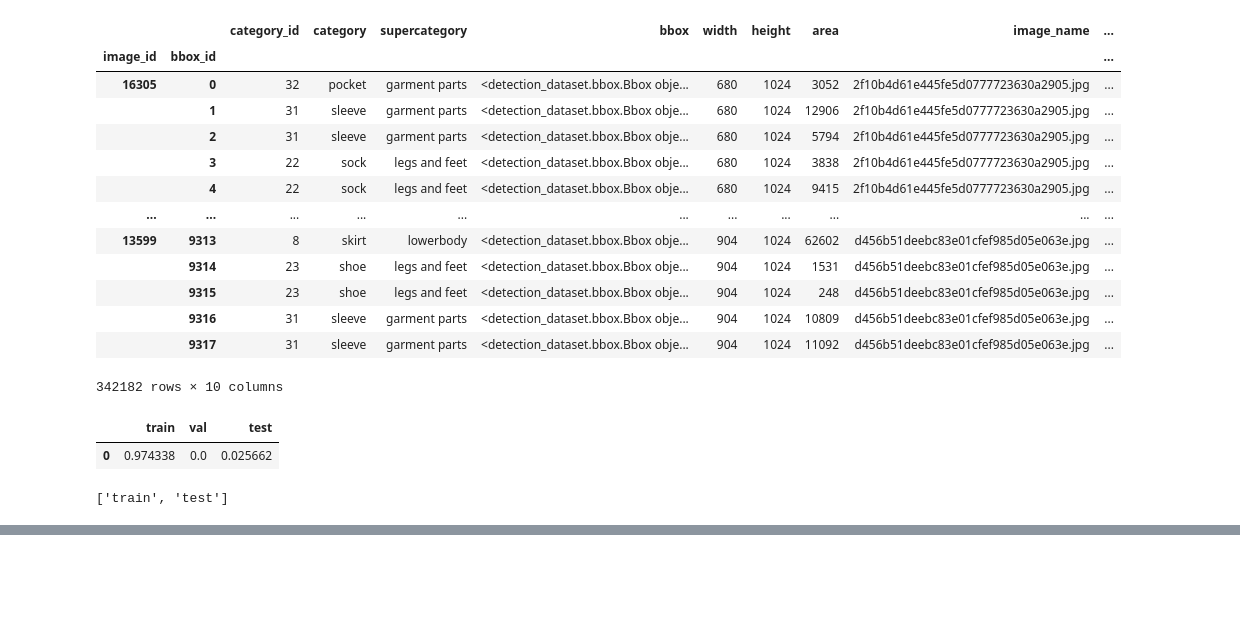
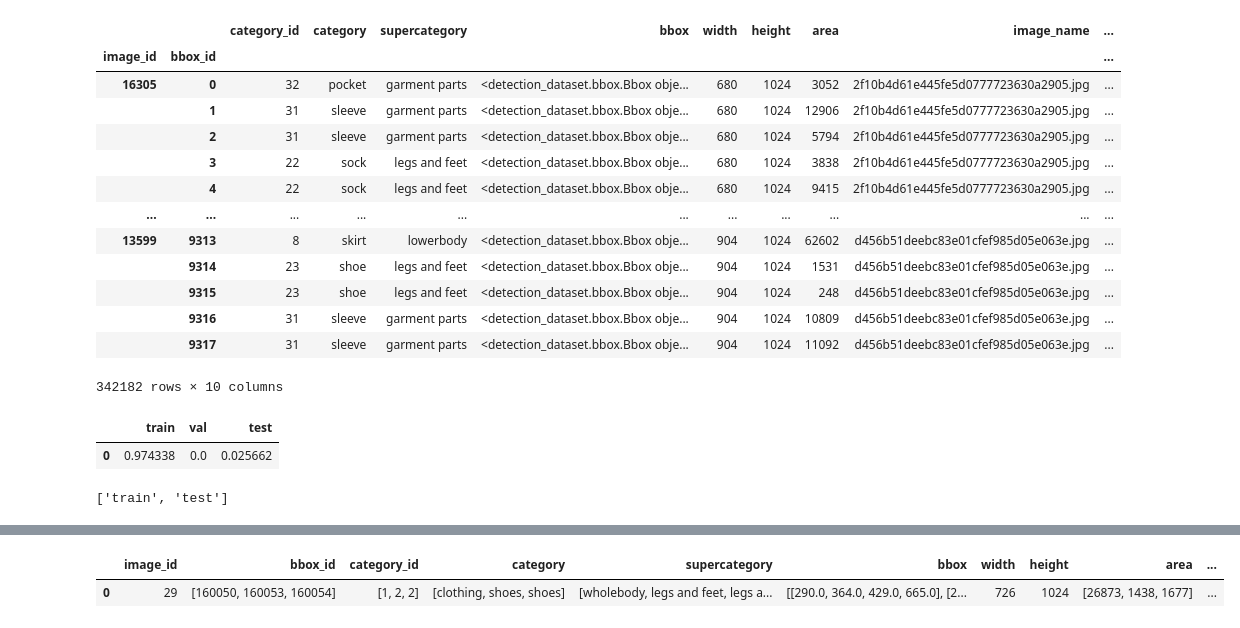
Before and after one commit to blinjrm/detection-datasets, a Jupyter notebook: notebooks/factory_transform_refactored.ipynb, the cells around one changed output, grey strips where cells are left out. Saved outputs shown, nothing was run; the diff lists cells and outputs as text; code cells hidden in the pictures; blank space fills up the shorter version.

```diff
--- a/notebooks/factory_transform_refactored.ipynb
+++ b/notebooks/factory_transform_refactored.ipynb
@@ -131,9 +117,13 @@ converter.dataset.data
 # %%
-# write_config = {
-#     'dataset_format': 'mmdet',
-#     'path': '/Users/jeromeblin/self/blinjrm/detection-dataset/data/',
-#     'name': 'mmdet_refactored',
-# }
+write_config = {
+    'dataset_format': 'mmdet',
+    'name': 'mmdet_refactored',
+    'destination': 'local_disk',
+    'path': '/Users/jeromeblin/self/blinjrm/detection-dataset/data/',
+}
 
-# converter.write(**write_config)
-# converter.writer.final_data.sort_values('image_id').head(1)
+converter.write(**write_config)
+converter.writer.data.sort_values('image_id').head(1)
+# %% [output]
+|  | image_id | bbox_id | category_id | category | supercategory | bbox | width | height | area | ... |
+| 0 | 29 | [160050, 160053, 160054] | [1, 2, 2] | [clothing, shoes, shoes] | [wholebody, legs and feet, legs a... | [[290.0, 364.0, 429.0, 665.0], [2... | 726 | 1024 | [26873, 1438, 1677] | ... |
```
Also changed, not shown: parts of 5 cells of this notebook, 6 other files.
